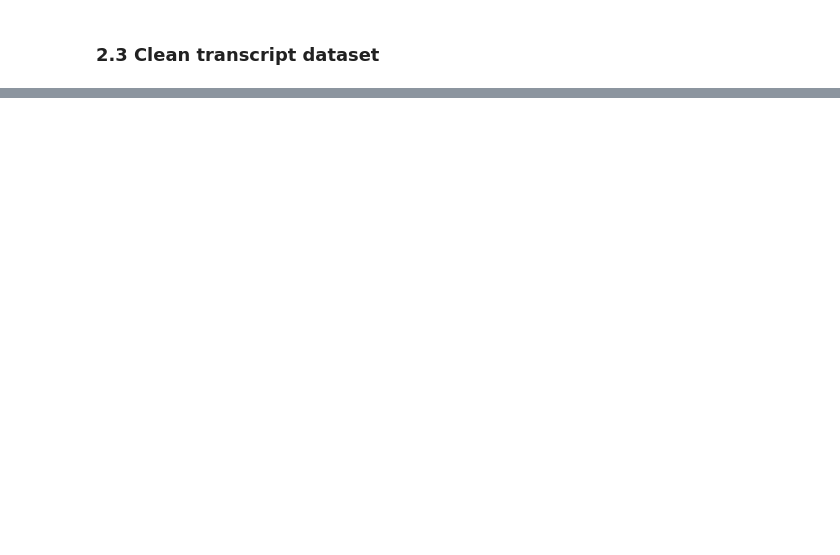
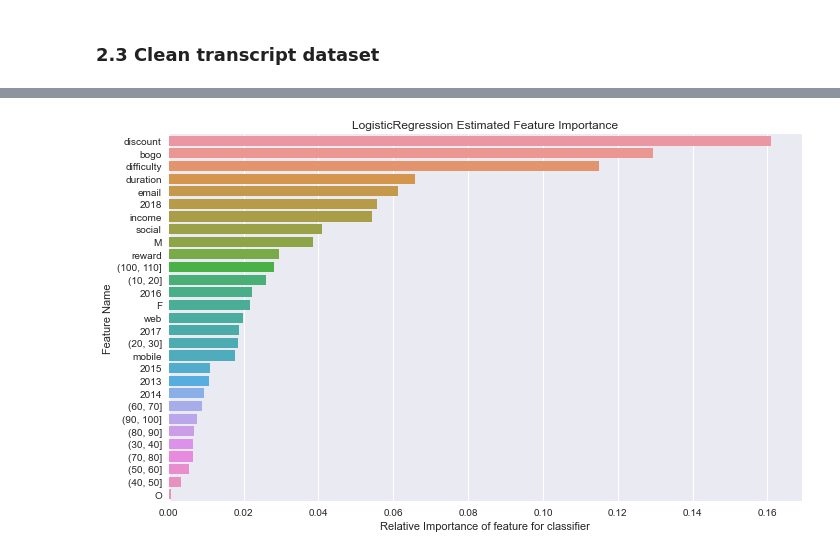
Before and after one commit to s0ap/Starbucks_Capstone_Project, a Jupyter notebook: Starbucks_Capstone_notebook.ipynb, the cells around one changed output, grey strips where cells are left out. Saved outputs shown, nothing was run; the diff lists cells and outputs as text; code cells hidden in the pictures; blank space fills up the shorter version.

```diff
--- a/Starbucks_Capstone_notebook.ipynb
+++ b/Starbucks_Capstone_notebook.ipynb
@@ -465,0 +1155,40 @@ effective_offer_labeled_dataset.to_pickle('effective_offer_labeled_dataset.pkl')
+# %%
+def evaluate_feature_importance(estimator):
+    best_classifier = estimator.best_estimator_
+    classifier_name = str(best_classifier.__class__).replace("'>""",'').split('.')[-1]
+
+    title = classifier_name+' Estimated Feature Importance'
+
+    if classifier_name == 'LogisticRegression':
+        # We can look at the coefficients in the coef_ attribute of the fitted Logistic Regression model to see which features are most important.
+        # For LogisticRegression, all transform is doing is looking at which coefficients are highest in absolute value.
+        # Source: https://stackoverflow.com/questions/24255723/sklearn-logistic-regression-important-features
+        classifier_feature_importance = np.abs(best_classifier.coef_)
+    else:
+        classifier_feature_importance = best_classifier.feature_importances_
+
+    classifier_feature_importance = classifier_feature_importance / np.sum(classifier_feature_importance)
+
+    # each model has different formats - some even have features that are nested (list of lists)
+    if classifier_name == 'LogisticRegression':
+        classifier_feature_importance = classifier_feature_importance.tolist()
+        classifier_feature_importance = [item for sublist in classifier_feature_importance for item in sublist]
+    elif classifier_name == 'RandomForestClassifier':
+        classifier_feature_importance = classifier_feature_importance.tolist()
+    elif classifier_name == 'GradientBoostingClassifier':
+        pass
+
+    feature_importance = pd.DataFrame(list(zip(features_names.tolist(),classifier_feature_importance)), \
+                                      columns=['feature_name', 'classifier_importance']) \
+                            .sort_values('classifier_importance', ascending = False) \
+                            .reset_index(drop=True)
+
+    plt.figure(figsize=(10, 6))
+    sns.barplot(x = 'classifier_importance',
+                y = 'feature_name',
+                data = feature_importance)
+    plt.xlabel('Relative Importance of feature for classifier')
+    plt.ylabel('Feature Name')
+    plt.title(title)
+    plt.tight_layout()
+    plt.savefig('plots/'+title.lower().replace(' ','_')+'.svg')
@@ -465,0 +1215,4 @@ effective_offer_labeled_dataset.to_pickle('effective_offer_labeled_dataset.pkl')
+# %%
+evaluate_feature_importance(lr_random)
+# %% [output]
+[figure, added]
```
Also changed, not shown: parts of 98 cells of this notebook, 15 other files.
